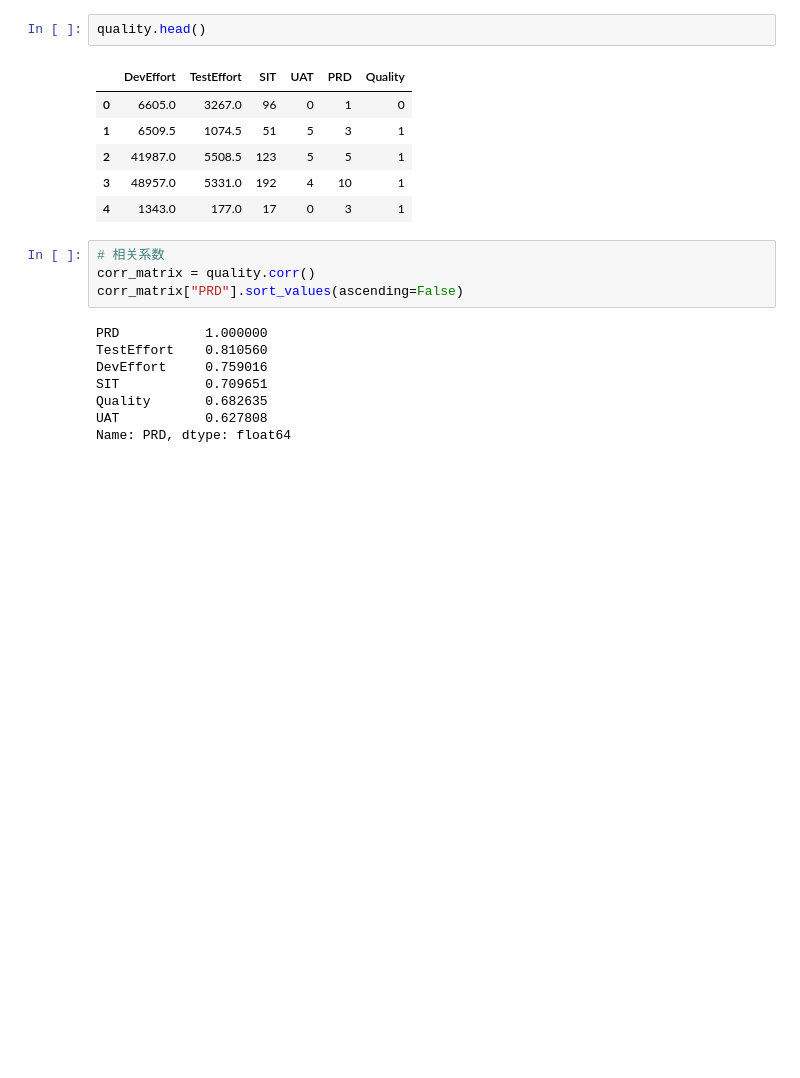
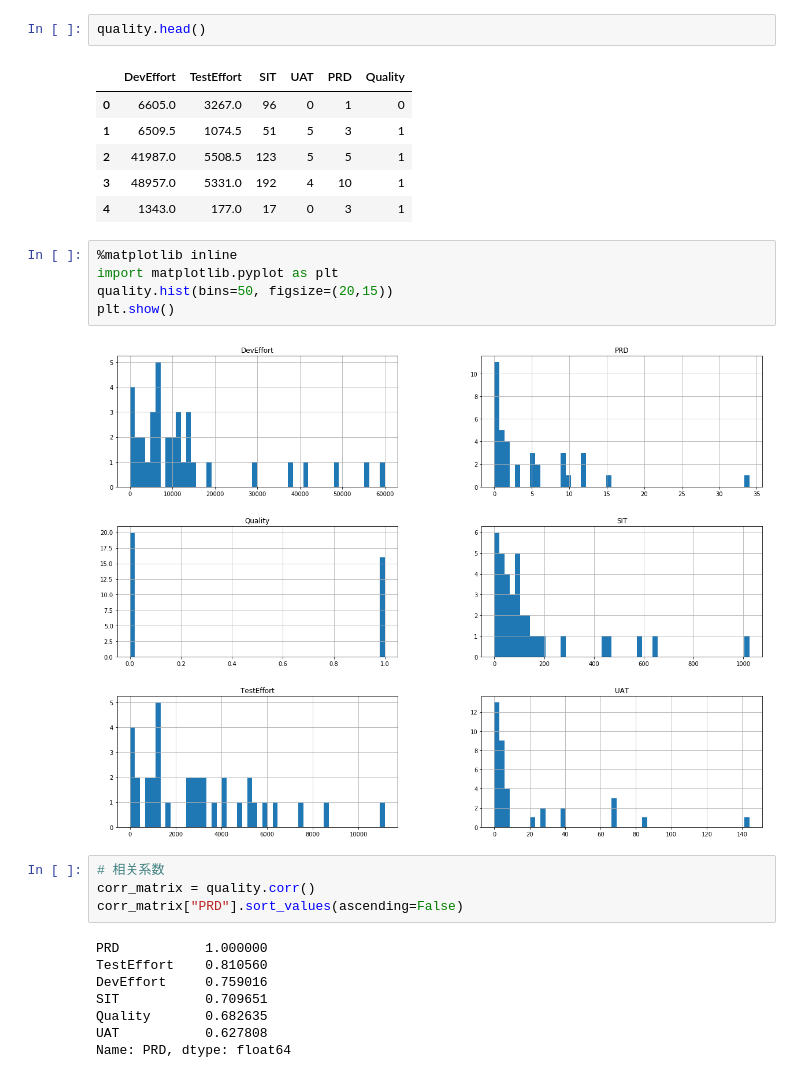
Before and after one commit to xxgw/handson-ml, a Jupyter notebook: learn/Quality.ipynb, the cells around one changed output. Drawn from its saved outputs; the diff is of its cells as text; blank space fills up the shorter version.

```diff
--- a/learn/Quality.ipynb
+++ b/learn/Quality.ipynb
@@ -14,6 +14,13 @@ quality.head()
 | 2 | 41987.0 | 5508.5 | 123 | 5 | 5 | 1 |
 | 3 | 48957.0 | 5331.0 | 192 | 4 | 10 | 1 |
 | 4 | 1343.0 | 177.0 | 17 | 0 | 3 | 1 |
+# %%
+%matplotlib inline
+import matplotlib.pyplot as plt
+quality.hist(bins=50, figsize=(20,15))
+plt.show()
+# %% [output]
+[figure, added]
 # %%
 # 相关系数
 corr_matrix = quality.corr()
```
Also changed, not shown: 1 other file.
